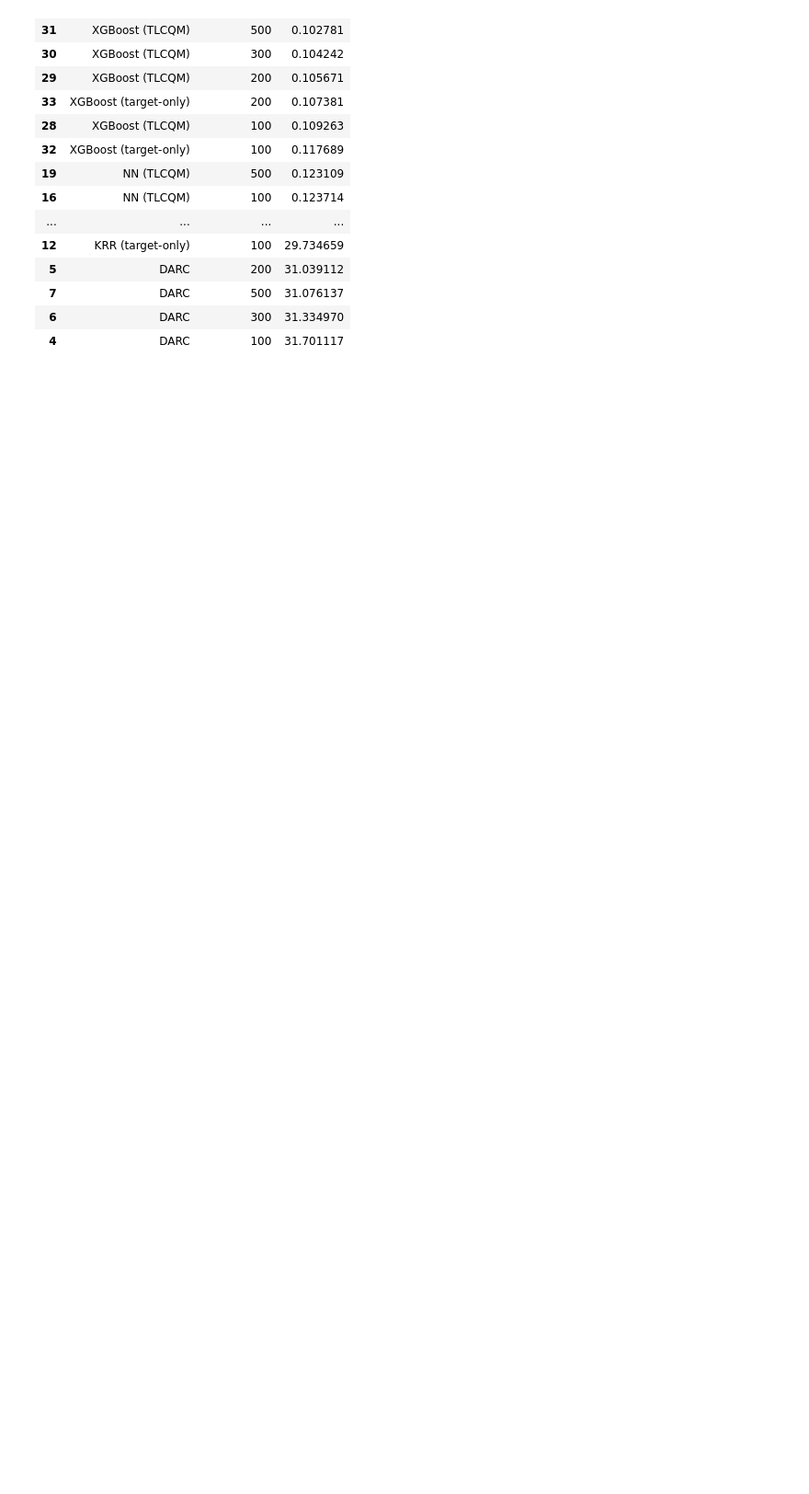
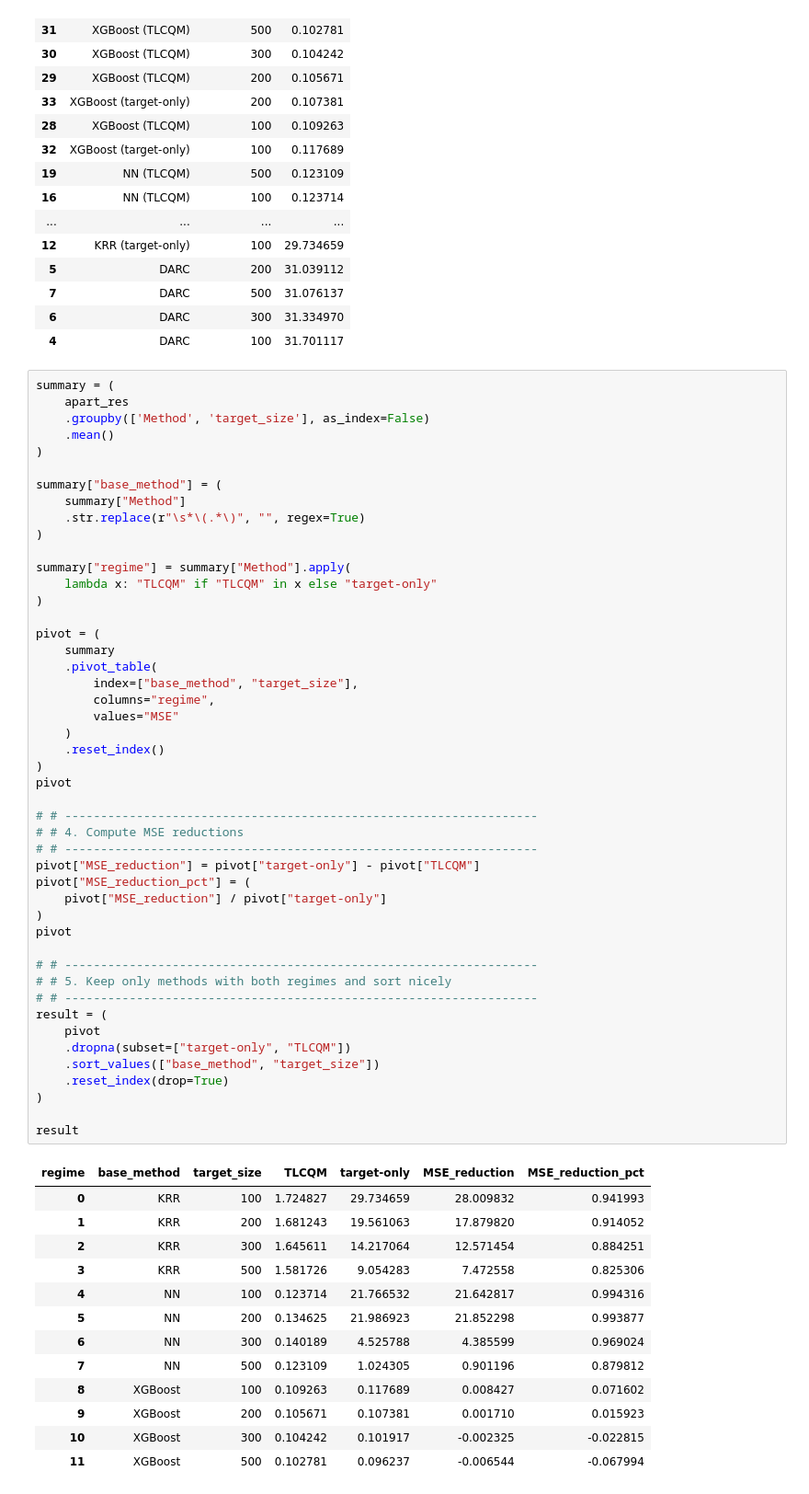
Before and after one commit to facebookresearch/TLCQM, a Jupyter notebook: Figure_Plotting.ipynb, the cells around one changed output. Shown at 92% size. Saved outputs shown, nothing was run; the diff lists cells and outputs as text; blank space fills up the shorter version.

```diff
--- a/Figure_Plotting.ipynb
+++ b/Figure_Plotting.ipynb
@@ -581,6 +576,67 @@ apart_res.groupby(['Method', 'target_size']).mean().reset_index().sort_values(by
 | 7 | DARC | 500 | 31.076137 |
 | 6 | DARC | 300 | 31.334970 |
 | 4 | DARC | 100 | 31.701117 |
+# %%
+summary = (
+    apart_res
+    .groupby(['Method', 'target_size'], as_index=False)
+    .mean()
+)
+
+summary["base_method"] = (
+    summary["Method"]
+    .str.replace(r"\s*\(.*\)", "", regex=True)
+)
+
+summary["regime"] = summary["Method"].apply(
+    lambda x: "TLCQM" if "TLCQM" in x else "target-only"
+)
+
+pivot = (
+    summary
+    .pivot_table(
+        index=["base_method", "target_size"],
+        columns="regime",
+        values="MSE"
+    )
+    .reset_index()
+)
+pivot
+
+# # ------------------------------------------------------------------
+# # 4. Compute MSE reductions
+# # ------------------------------------------------------------------
+pivot["MSE_reduction"] = pivot["target-only"] - pivot["TLCQM"]
+pivot["MSE_reduction_pct"] = (
+    pivot["MSE_reduction"] / pivot["target-only"]
+)
+pivot
+
+# # ------------------------------------------------------------------
+# # 5. Keep only methods with both regimes and sort nicely
+# # ------------------------------------------------------------------
+result = (
+    pivot
+    .dropna(subset=["target-only", "TLCQM"])
+    .sort_values(["base_method", "target_size"])
+    .reset_index(drop=True)
+)
+
+result
+# %% [output]
+| regime | base_method | target_size | TLCQM | target-only | MSE_reduction | MSE_reduction_pct |
+| 0 | KRR | 100 | 1.724827 | 29.734659 | 28.009832 | 0.941993 |
+| 1 | KRR | 200 | 1.681243 | 19.561063 | 17.879820 | 0.914052 |
+| 2 | KRR | 300 | 1.645611 | 14.217064 | 12.571454 | 0.884251 |
+| 3 | KRR | 500 | 1.581726 | 9.054283 | 7.472558 | 0.825306 |
+| 4 | NN | 100 | 0.123714 | 21.766532 | 21.642817 | 0.994316 |
+| 5 | NN | 200 | 0.134625 | 21.986923 | 21.852298 | 0.993877 |
+| 6 | NN | 300 | 0.140189 | 4.525788 | 4.385599 | 0.969024 |
+| 7 | NN | 500 | 0.123109 | 1.024305 | 0.901196 | 0.879812 |
+| 8 | XGBoost | 100 | 0.109263 | 0.117689 | 0.008427 | 0.071602 |
+| 9 | XGBoost | 200 | 0.105671 | 0.107381 | 0.001710 | 0.015923 |
+| 10 | XGBoost | 300 | 0.104242 | 0.101917 | -0.002325 | -0.022815 |
+| 11 | XGBoost | 500 | 0.102781 | 0.096237 | -0.006544 | -0.067994 |
 # %%
 from matplotlib.colors import to_rgba
 from matplotlib.patches import Rectangle
```
Also changed, not shown: parts of 6 cells of this notebook.
